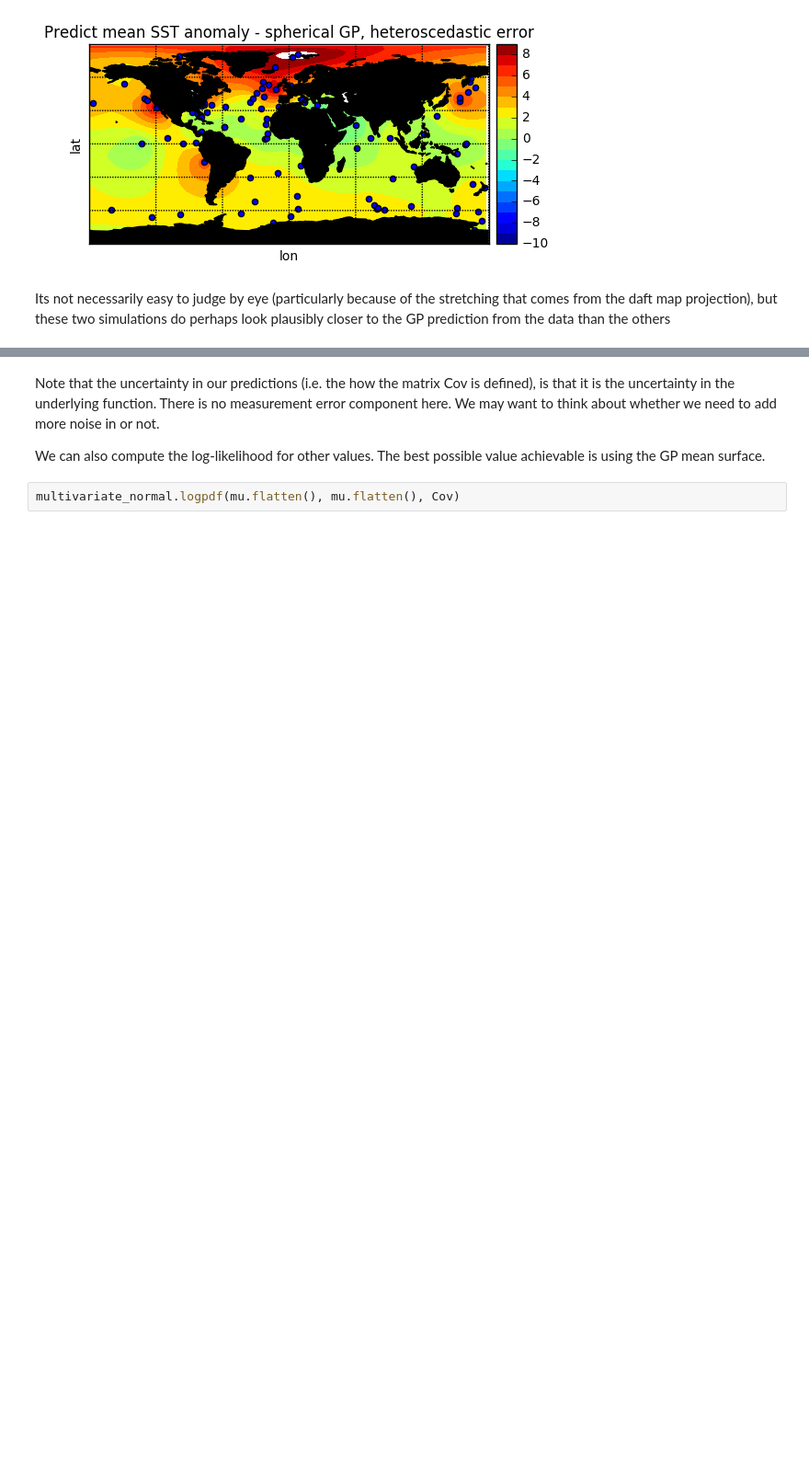
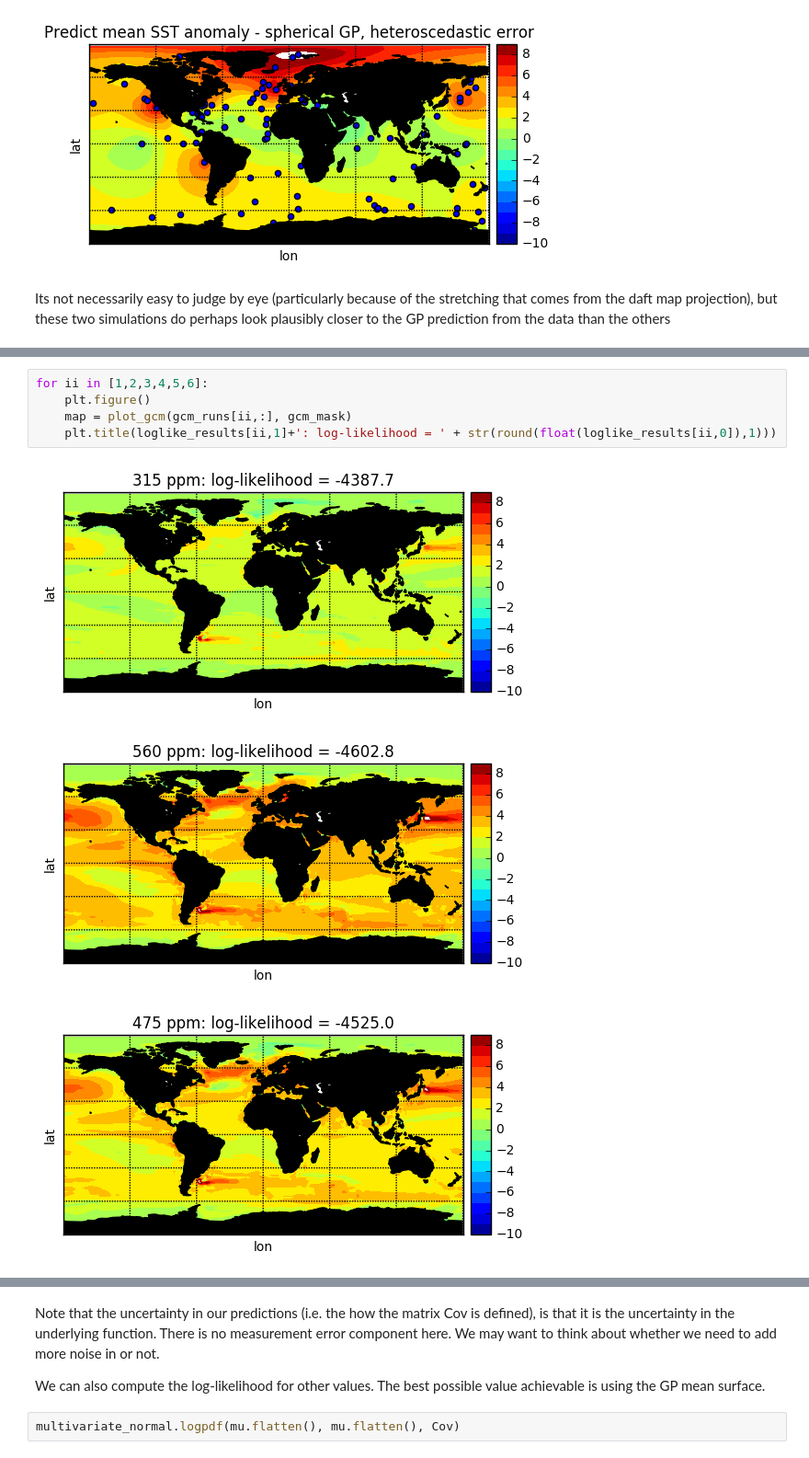
Before and after one commit to rich-d-wilkinson/ModelDataComparisonPython, a Jupyter notebook: Demonstration.ipynb, the cells around one changed output, grey strips where cells are left out. Shown at 92% size. Saved outputs shown, nothing was run; the diff lists cells and outputs as text; blank space fills up the shorter version.

```diff
--- a/Demonstration.ipynb
+++ b/Demonstration.ipynb
@@ -589,0 +460,9 @@ plt.title(gcm_SSTs[6].split(GCM_dir)[-1]+': log-likelihood = ' + str(round(logli
+# %%
+for ii in [1,2,3,4,5,6]:
+    plt.figure()
+    map = plot_gcm(gcm_runs[ii,:], gcm_mask)
+    plt.title(loglike_results[ii,1]+': log-likelihood = ' + str(round(float(loglike_results[ii,0]),1)))
+# %% [output]
+[figure, added]
+[figure, added]
+[figure, added]
```
Also changed, not shown: parts of 27 cells of this notebook, 2 other files.
